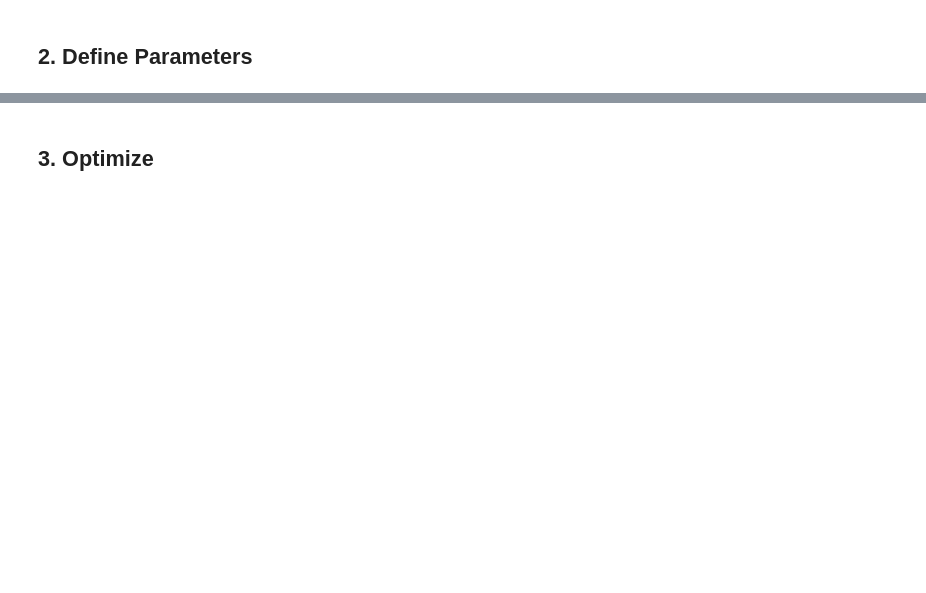
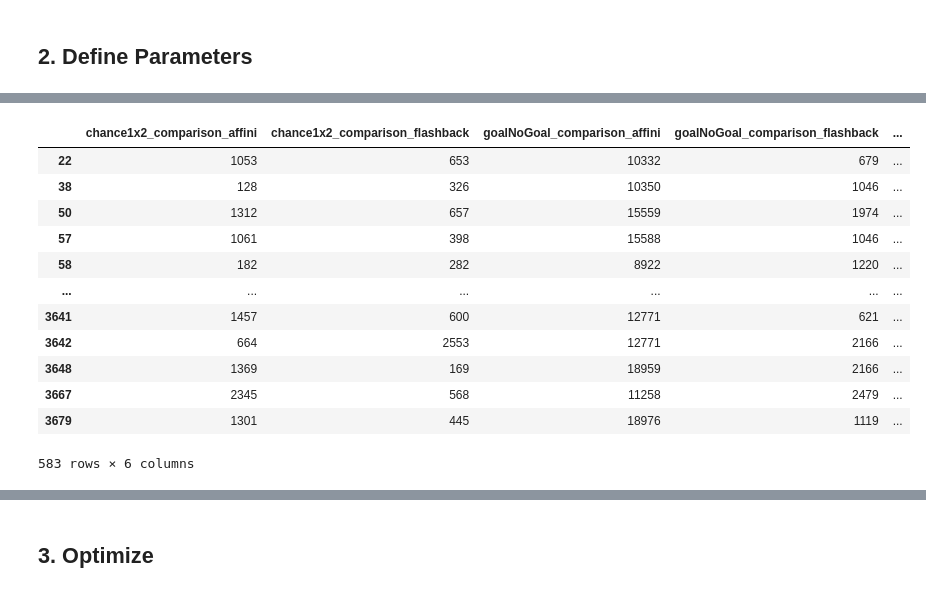
Before and after one commit to NickOLeeney/bet-master-analytics, a Jupyter notebook: src/models/under_25/optuna_pipeline.ipynb, the cells around one changed output, grey strips where cells are left out. Drawn from its saved outputs; the diff is of its cells as text; code cells hidden in the pictures; blank space fills up the shorter version.

```diff
--- a/src/models/under_25/optuna_pipeline.ipynb
+++ b/src/models/under_25/optuna_pipeline.ipynb
@@ -39,10 +36,15 @@ df_loaded = df_loaded.sort_values('time').reset_index(drop=True)
 df = df_loaded.copy()
 
 # Feature Engineering
-df = df.dropna(subset=['chance1x2_xg_home', 'chance1x2_xg_away', 'chance1x2_xg_total'])
 df["return"] = df.apply(lambda x: get_return(strategy=x[target_col], odds=x[odds_col]), axis=1).copy()
 df["week"] = add_week_column(df)
 df = df[df["underOver_quote_currentU"] >= 1.3]
 
 # Train/test split
 df_train, df_test = time_based_train_test_split(df=df, time_col="time", train_frac=0.8)
+
+# Feature acquisition
+goalNoGoal_features = list(df.filter(like="goalNoGoal").columns)
+underOver_features = list(df.filter(like="underOver").columns)
+evaluation_features = list(df.filter(like="evaluation").columns)
+features_tot = goalNoGoal_features + underOver_features + evaluation_features # goalNoGoal_features + underOver_features + evaluation_features
@@ -55,0 +112,16 @@ dtype: object
+# %%
+df.filter(like='comparison')
+# %% [output]
+|  | chance1x2_comparison_affini | chance1x2_comparison_flashback | goalNoGoal_comparison_affini | goalNoGoal_comparison_flashback | ... |
+| 22 | 1053 | 653 | 10332 | 679 | ... |
+| 38 | 128 | 326 | 10350 | 1046 | ... |
+| 50 | 1312 | 657 | 15559 | 1974 | ... |
+| 57 | 1061 | 398 | 15588 | 1046 | ... |
+| 58 | 182 | 282 | 8922 | 1220 | ... |
+| ... | ... | ... | ... | ... | ... |
+| 3641 | 1457 | 600 | 12771 | 621 | ... |
+| 3642 | 664 | 2553 | 12771 | 2166 | ... |
+| 3648 | 1369 | 169 | 18959 | 2166 | ... |
+| 3667 | 2345 | 568 | 11258 | 2479 | ... |
+| 3679 | 1301 | 445 | 18976 | 1119 | ... |
+583 rows × 6 columns
```
Also changed, not shown: parts of 16 cells of this notebook, 11 other files.
